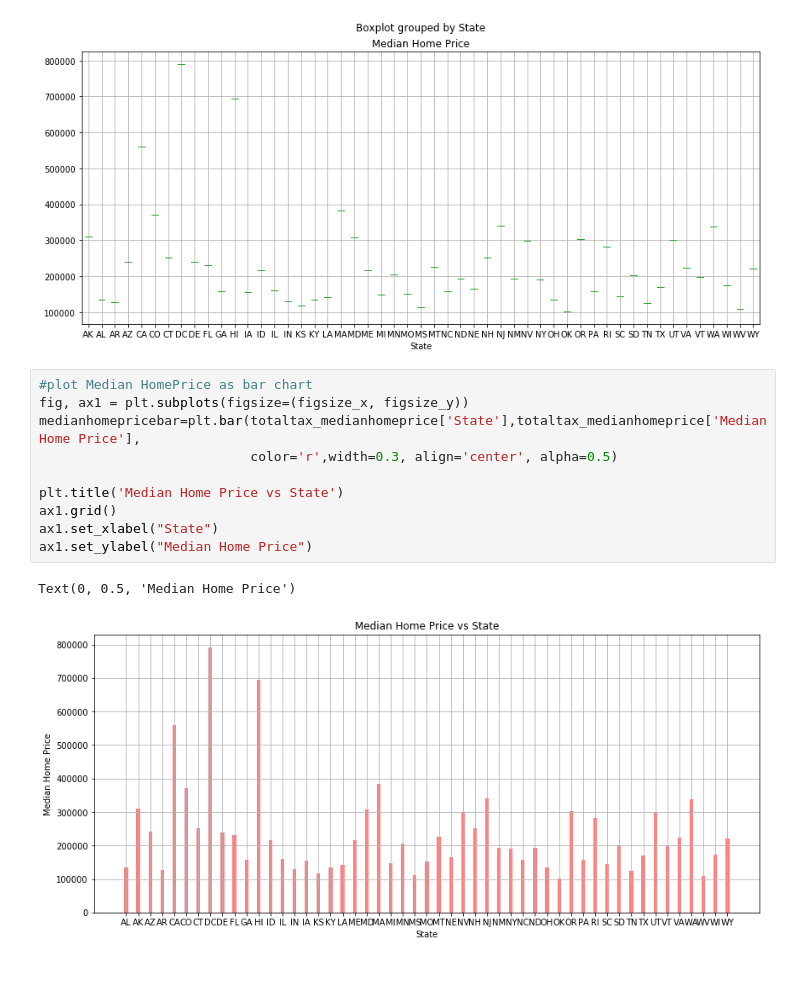
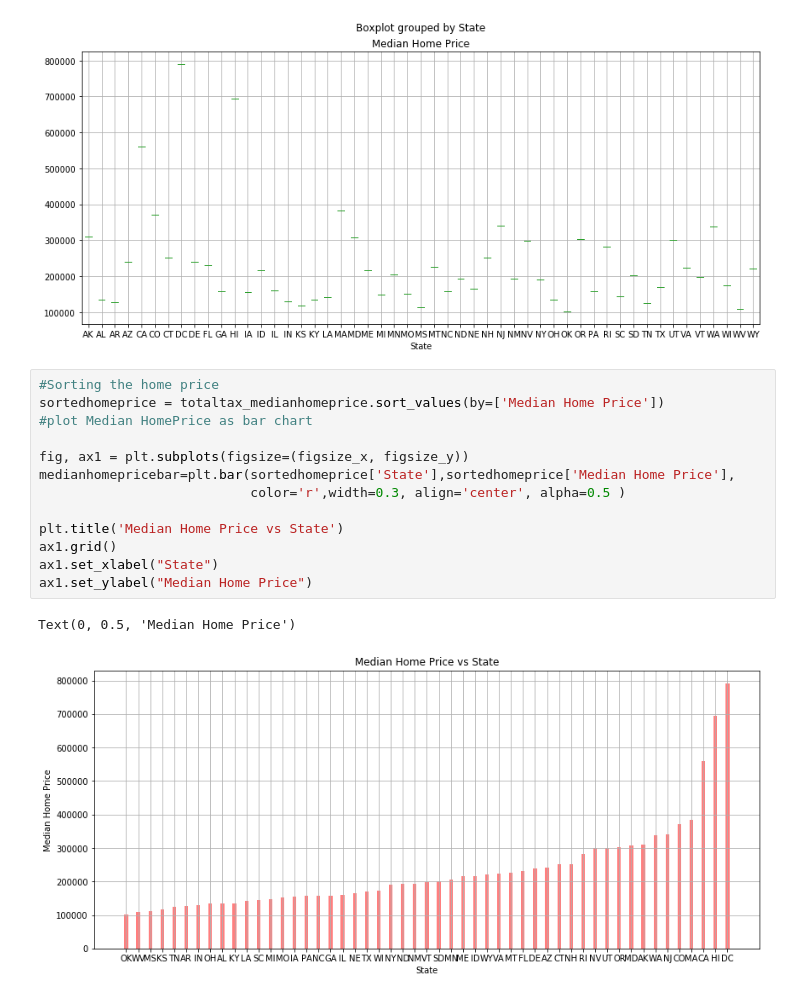
Before and after one commit to prakashbalasubramaniam/The_Incredible_Quad, a Jupyter notebook: Bahar_homeprice/TotalTax_MedianHomePrice.ipynb, the cells around one changed output. Cells and saved outputs as stored; diff of their text form.

```diff
--- a/Bahar_homeprice/TotalTax_MedianHomePrice.ipynb
+++ b/Bahar_homeprice/TotalTax_MedianHomePrice.ipynb
@@ -58,15 +59,18 @@ gp_state.boxplot("Median Home Price", by="State", figsize=(figsize_x ,figsize_y)
 <matplotlib.axes._subplots.AxesSubplot at 0x...>
 [figure]
 # %%
+#Sorting the home price
+sortedhomeprice = totaltax_medianhomeprice.sort_values(by=['Median Home Price'])
 #plot Median HomePrice as bar chart
+
 fig, ax1 = plt.subplots(figsize=(figsize_x, figsize_y))
-medianhomepricebar=plt.bar(totaltax_medianhomeprice['State'],totaltax_medianhomeprice['Median Home Price'],
-                           color='r',width=0.3, align='center', alpha=0.5)
+medianhomepricebar=plt.bar(sortedhomeprice['State'],sortedhomeprice['Median Home Price'],
+                           color='r',width=0.3, align='center', alpha=0.5 )
 
 plt.title('Median Home Price vs State')
 ax1.grid()
 ax1.set_xlabel("State")
 ax1.set_ylabel("Median Home Price")
 # %% [output]
 Text(0, 0.5, 'Median Home Price')
-[figure, old version]
+[figure, new version]
```
Also changed, not shown: parts of 8 cells of this notebook.
